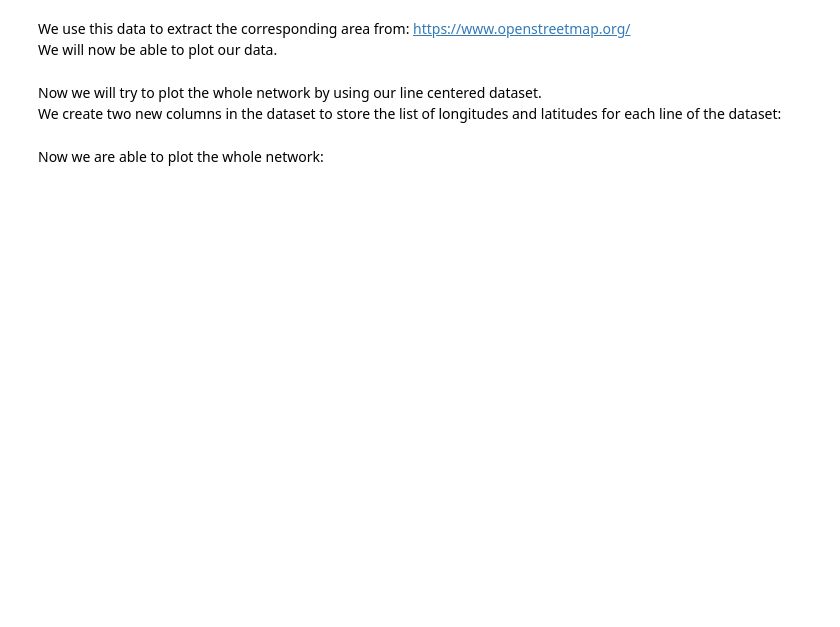
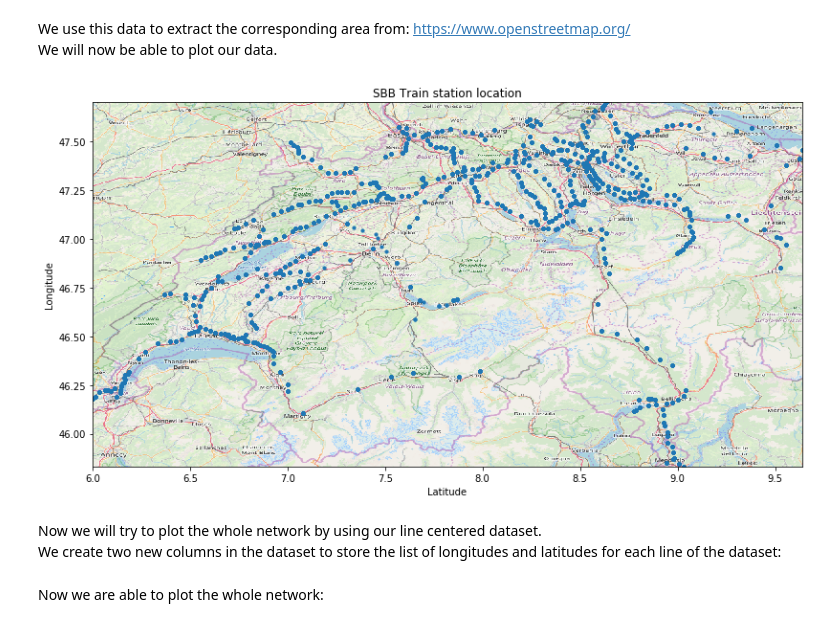
Before and after one commit to dimitriLallement/ADA-Project-2019, a Jupyter notebook: Project1.ipynb, the cells around one changed output. Drawn from its saved outputs; the diff is of its cells as text; code cells hidden in the pictures; blank space fills up the shorter version.

```diff
--- a/Project1.ipynb
+++ b/Project1.ipynb
@@ -470,17 +509,19 @@ We will now be able to plot our data.
 # %%
 # Retrieve the image map
 map = plt.imread('data/test_map.png')
 
 # Create the figure and plot our data
 fig, ax = plt.subplots(figsize = (15,7))
-ax.scatter(df.longitude, df.latitude, s=10)
+plt.scatter(df.longitude, df.latitude, s=10)
 ax.set_xlim(BBox[0],BBox[1])
 ax.set_ylim(BBox[2],BBox[3])
 ax.imshow(map, extent = BBox)
 ax.set_title('SBB Train station location')
 plt.xlabel("Latitude")
 plt.ylabel("Longitude")
 plt.show()
+# %% [output]
+[figure, added]
 # %% [markdown]
 Now we will try to plot the whole network by using our line centered dataset.
 We create two new columns in the dataset to store the list of longitudes and latitudes for each line of the dataset:
```
Also changed, not shown: parts of 22 cells of this notebook.
